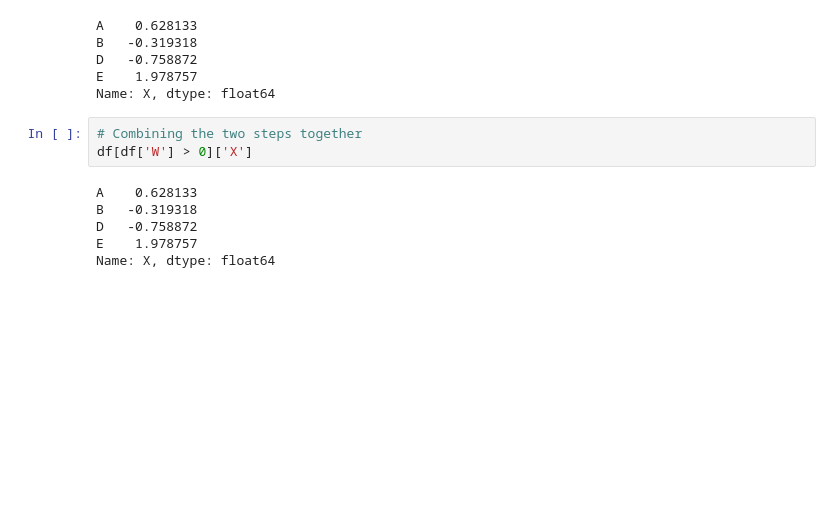
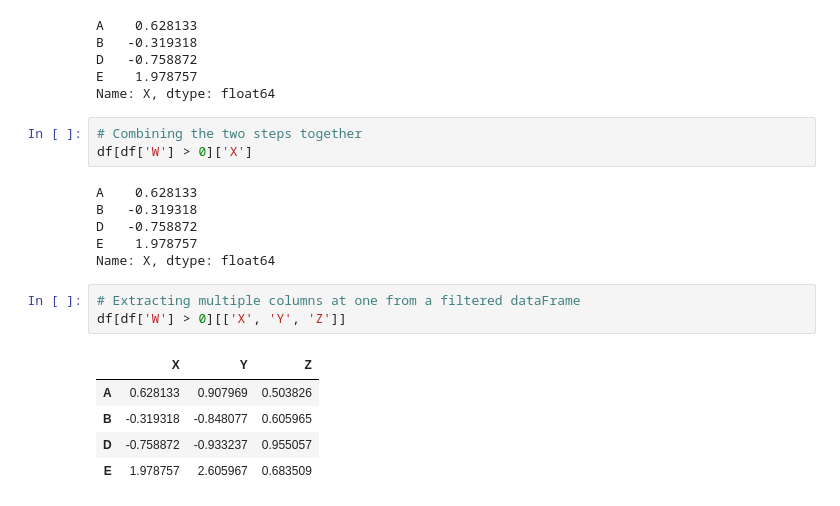
Before and after one commit to Utkarsh-Marwaha/MachineLearning, a Jupyter notebook: 03-Python-for-Data-Analysis-Pandas/03-DataFrames.ipynb, the cells around one changed output. Saved outputs shown, nothing was run; the diff lists cells and outputs as text; blank space fills up the shorter version.

```diff
--- a/03-Python-for-Data-Analysis-Pandas/03-DataFrames.ipynb
+++ b/03-Python-for-Data-Analysis-Pandas/03-DataFrames.ipynb
@@ -336,3 +336,12 @@ B   -0.319318
 D   -0.758872
 E    1.978757
 Name: X, dtype: float64
+# %%
+# Extracting multiple columns at one from a filtered dataFrame
+df[df['W'] > 0][['X', 'Y', 'Z']]
+# %% [output]
+|  | X | Y | Z |
+| A | 0.628133 | 0.907969 | 0.503826 |
+| B | -0.319318 | -0.848077 | 0.605965 |
+| D | -0.758872 | -0.933237 | 0.955057 |
+| E | 1.978757 | 2.605967 | 0.683509 |
```
Also changed, not shown: parts of 19 cells of this notebook.
